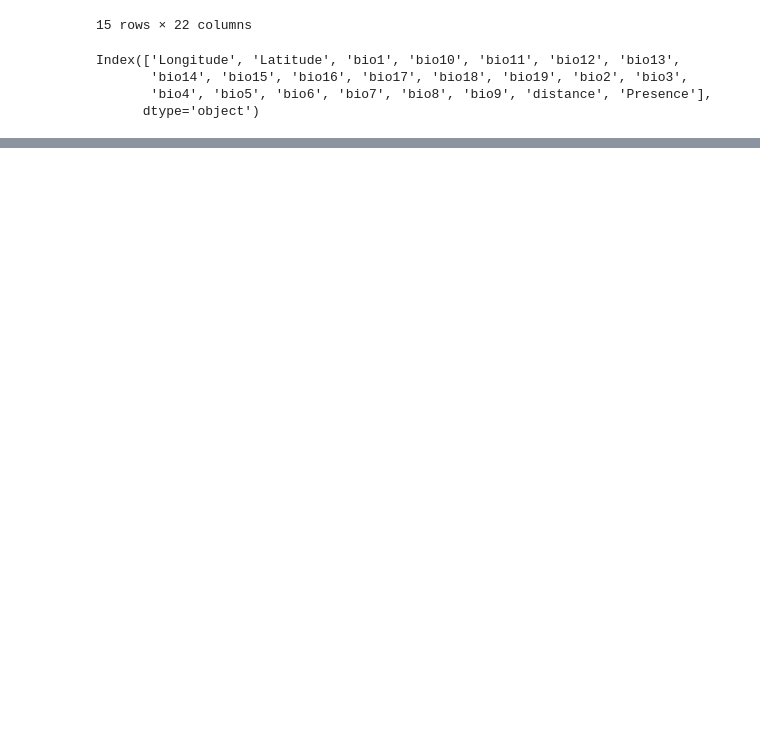
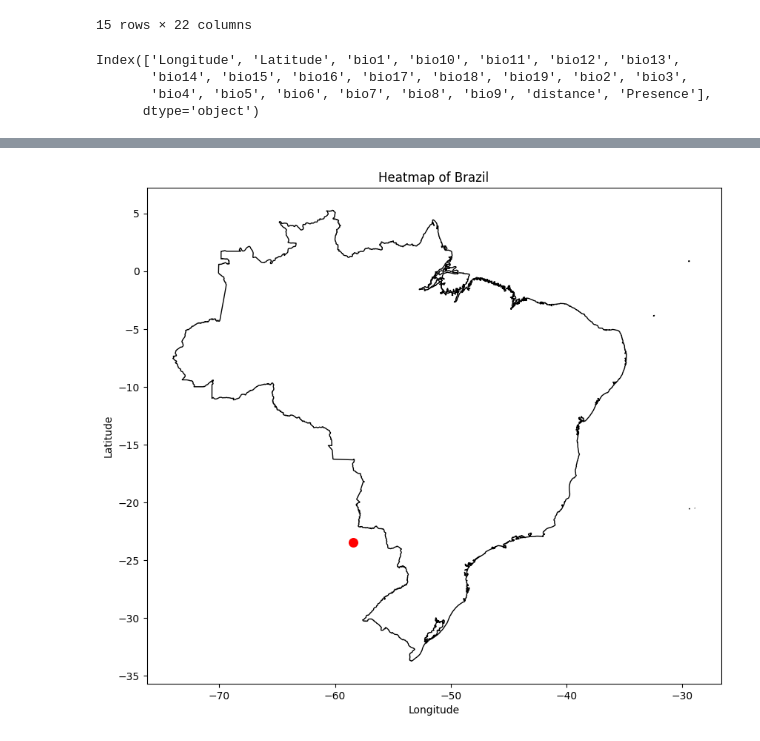
Before and after one commit to Jorgedavyd/PDG, a Jupyter notebook: preprocessing_runs.ipynb, the cells around one changed output, grey strips where cells are left out. Drawn from its saved outputs; the diff is of its cells as text; code cells hidden in the pictures; blank space fills up the shorter version.

```diff
--- a/preprocessing_runs.ipynb
+++ b/preprocessing_runs.ipynb
@@ -346,0 +387,74 @@ Index(['Longitude', 'Latitude', 'bio1', 'bio10', 'bio11', 'bio12', 'bio13',
+# %%
+import geopandas as gpd
+import matplotlib.pyplot as plt
+
+# Read the longitude, latitude, probability csv
+data = pd.read_csv('path_to_')
+
+longitude = data['longitude']
+latitude = data['latitude']
+probability = data['probability']
+
+geometry = gpd.points_from_xy(longitude, latitude)
+geo_data = gpd.GeoDataFrame(data, geometry=geometry)
+
+# Load Paraguay's shapefile or GeoJSON
+country = ''
+def get_country():
+    global country
+    while True:
+        country = input('Country name: ')
+        with open('utils/map_dependencies/countries.geojson', 'r') as file:
+            lines = file.readlines()
+            data = None
+            for line in lines:
+                if country in line:
+                    data = line
+                    break
+            if data is None:
+                print('Put again the country name')
+                continue
+            else:
+                break
+    path = f'utils/map_dependencies/{country}.geojson'
+    with open(path, 'w') as file:
+        file.write(data)
+
+    return path
+
+path = get_country()
+
+country = gpd.read_file(path)
+
+data_within_country = gpd.sjoin(geo_data, country, how='inner', op='within')
+
+fig, ax = plt.subplots(1, 1, figsize=(10, 10))
+data_within_country.plot(column='probability', cmap='OrRd', markersize=10, ax=ax, legend=True)
+ax.set_title('Species Probability Heatmap (Within Country Boundary)')
+
+# Optionally, you can add other map features like labels, scale bar, etc.
+
+plt.show()
+
+# Sample data with latitude, longitude, and value
+data = [
+    {'latitude': -23.4425, 'longitude': -58.4438, 'value': 0.7},
+    # Add more data points here...
+]
+
+# Convert data to a GeoDataFrame
+gdf = gpd.GeoDataFrame(data, geometry=gpd.points_from_xy([d['longitude'] for d in data], [d['latitude'] for d in data]))
+
+# Plot the base map
+fig, ax = plt.subplots(figsize=(10, 10))
+paraguay.plot(ax=ax, color='white', edgecolor='black')
+
+# Plot the heatmap using scatter plot with size proportional to the value
+gdf.plot(ax=ax, marker='o', color='red', markersize=gdf['value'] * 100)
+
+ax.set_title(f'Heatmap of {country}')
+plt.xlabel('Longitude')
+plt.ylabel('Latitude')
+plt.show()
+# %% [output]
+[figure, added]
```
Also changed, not shown: parts of 3 cells of this notebook, 10 other files.
